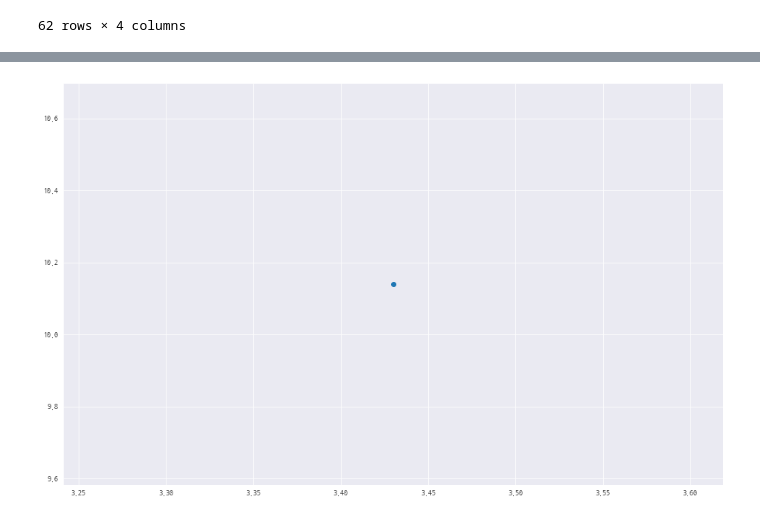
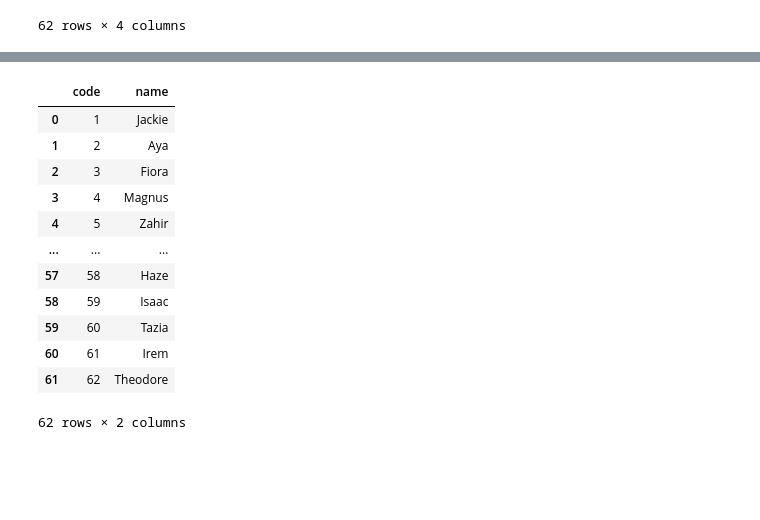
Before and after one commit to discipliner/webCrawling, a Jupyter notebook: analysis.ipynb, the cells around one changed output, grey strips where cells are left out. Cells and saved outputs as stored; diff of their text form; code cells hidden in the pictures; blank space fills up the shorter version.

```diff
--- a/analysis.ipynb
+++ b/analysis.ipynb
@@ -526,9 +522,17 @@ plt.show()
-# %%
-mmr = df_characterStats.averageMMR.mean()
-pickRate = df_characterStats.pickRate.mean()
-
-plt.figure(figsize=(16, 10))
-plt.plot(xy.pickRate, xy.mmrGain, 'o')
-plt.show()
-# %% [output]
-[figure, removed]
+# %%
+test = characterNamesEn
+test
+# %% [output]
+|  | code | name |
+| 0 | 1 | Jackie |
+| 1 | 2 | Aya |
+| 2 | 3 | Fiora |
+| 3 | 4 | Magnus |
+| 4 | 5 | Zahir |
+| ... | ... | ... |
+| 57 | 58 | Haze |
+| 58 | 59 | Isaac |
+| 59 | 60 | Tazia |
+| 60 | 61 | Irem |
+| 61 | 62 | Theodore |
+62 rows × 2 columns
```
Also changed, not shown: parts of 6 cells of this notebook.
